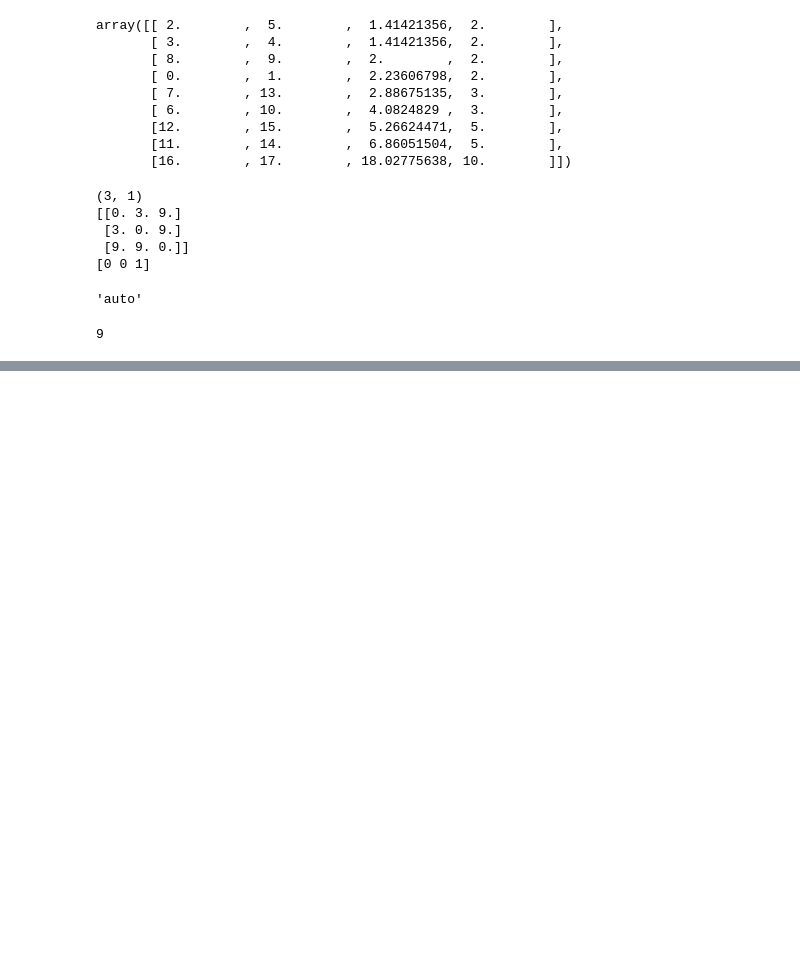
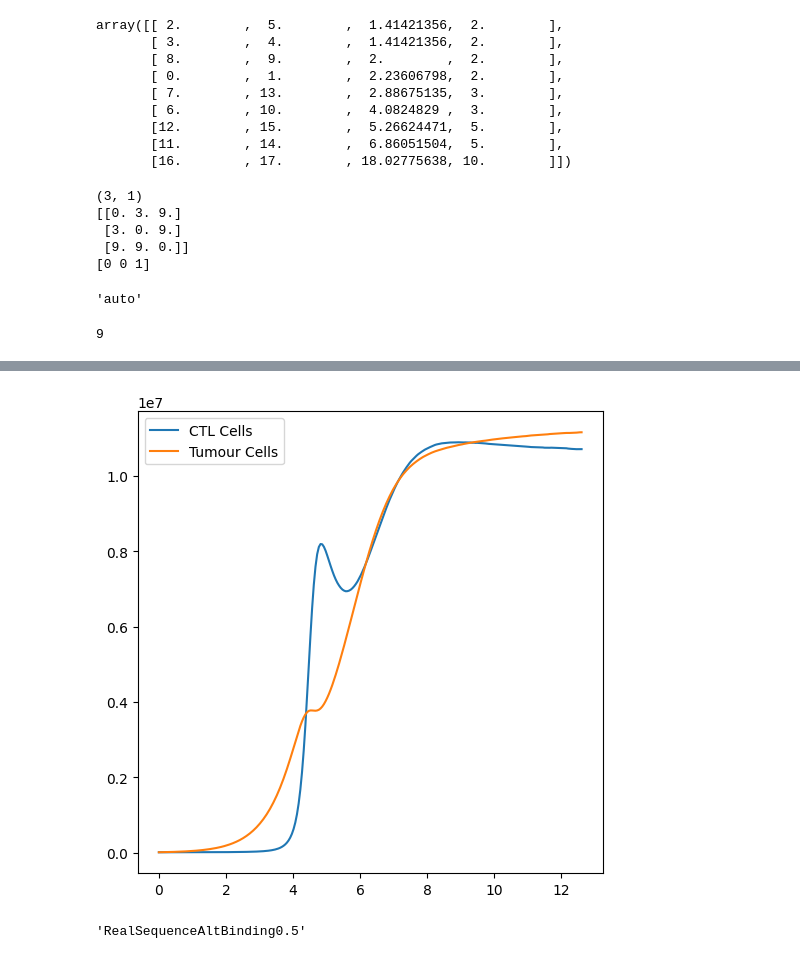
Before and after one commit to alienmist325/tumour_immune_interactions, a Jupyter notebook: sim/graphing.ipynb, the cells around one changed output, grey strips where cells are left out. Cells and saved outputs as stored; diff of their text form; code cells hidden in the pictures; blank space fills up the shorter version.

```diff
--- a/sim/graphing.ipynb
+++ b/sim/graphing.ipynb
@@ -219,0 +224,3 @@ Successfully opened the previous simulation.
+# %%
+graph(sim)
+# %% [output]
@@ -219,0 +228,5 @@ Successfully opened the previous simulation.
+[figure, added]
+# %%
+sim.config_name
+# %% [output]
+'RealSequenceAltBinding0.5'
```
Also changed, not shown: parts of 26 cells of this notebook, 41 other files.
